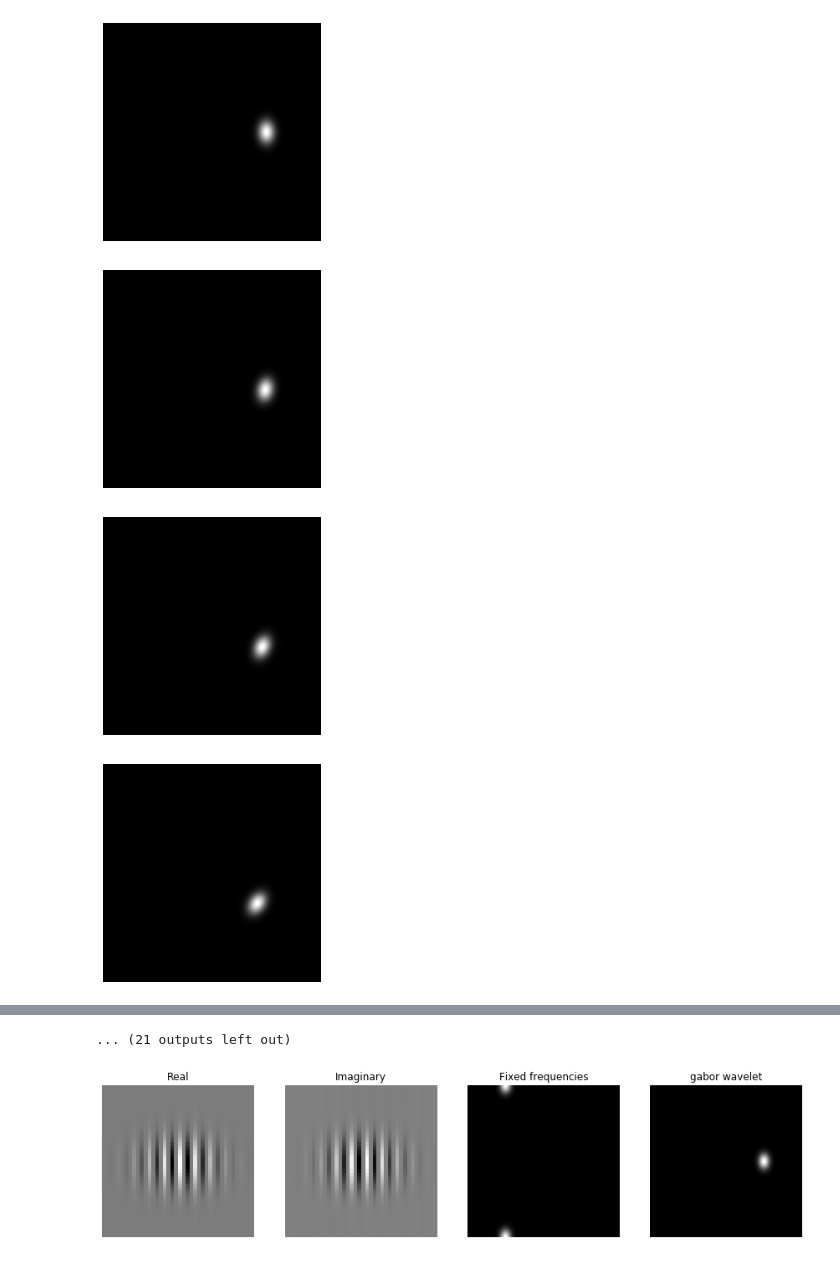
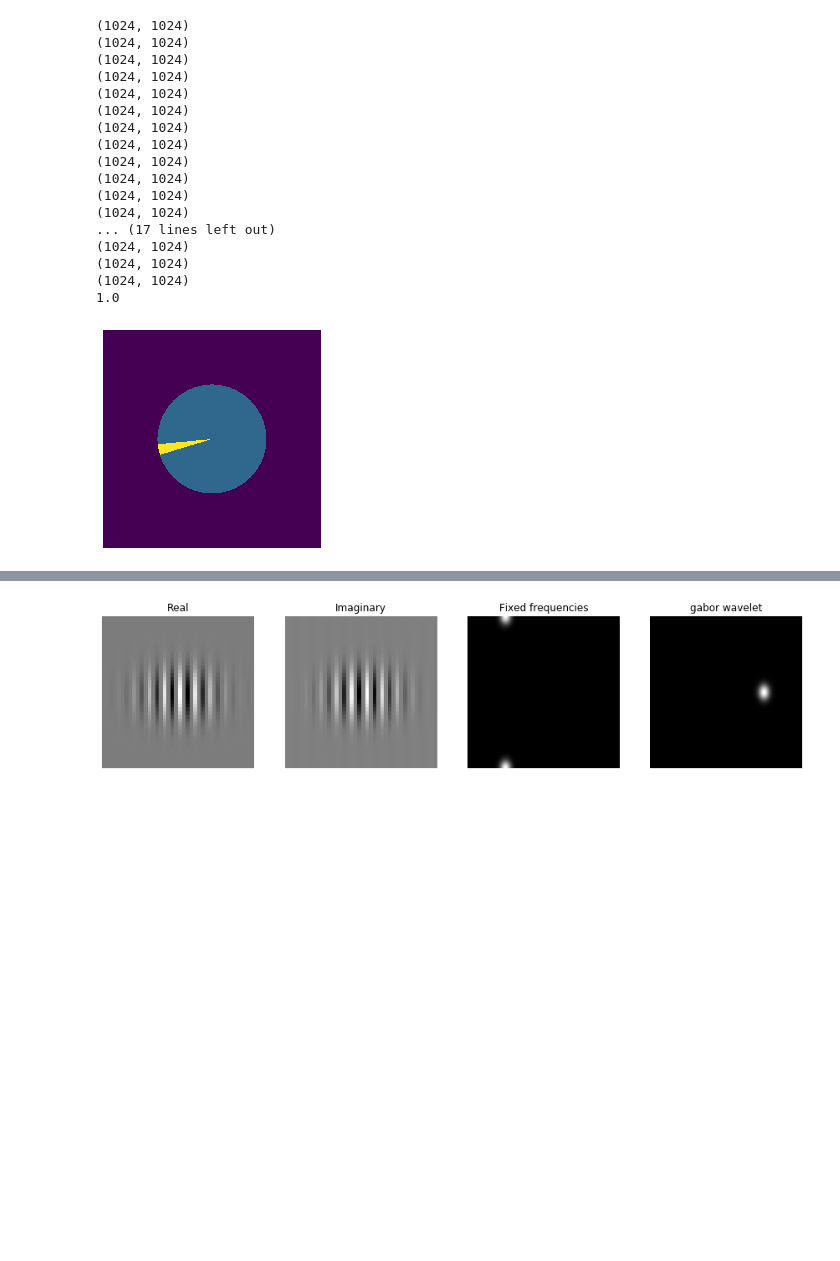
Before and after one commit to ChasevdG/Thesis, a Jupyter notebook: cake.ipynb, the cells around one changed output, grey strips where cells are left out. Drawn from its saved outputs; the diff is of its cells as text; code cells hidden in the pictures; blank space fills up the shorter version.

```diff
--- a/cake.ipynb
+++ b/cake.ipynb
@@ -246,0 +256,22 @@ torch.Size([16, 3, 20, 32, 32])
+# %%
+fig, ax = plt.subplots(2,4, figsize=(20,10))
+fig.tight_layout()
+for i, layer in enumerate([basic_layer, gabor_layer, cake_layer]):
+    x_ = layer(x)
+    x_ = x_[0]
+    recon = torch.real(x_.sum(1))
+    recon /= recon.max()
+    ax[0][i].imshow(recon.permute(1,2,0),vmax=1)
+    ax[0][i].set_title(layer._wavelet_type)
+    ax[0][i].axis('off')
+
+    one_filter = torch.real(x_[:,0,:,:])
+    ax[1][i].imshow((one_filter/one_filter.max()).permute(1,2,0))
+    ax[1][i].axis('off')
+ax[0][3].imshow(x[0].permute(1,2,0),vmax=1)
+ax[0][3].set_title('Original')
+ax[0][3].axis('off')
+
+ax[1][3].imshow(torch.ones(x[0].shape).permute(1,2,0))
+ax[1][3].axis('off')
+plt.show()
@@ -247,32 +316,48 @@ torch.Size([16, 3, 20, 32, 32])
 # %%
 slices = 32
 angle = 2*np.pi/slices
 angles = np.linspace(0,2*np.pi, slices, endpoint=False)
 filenames = []
-c_type = 'gabor'
+c_type = 'basic'
 images = []
-
+cumulative = np.zeros((1024,1024))
 for i, orientation in enumerate(angles):
+    plt.clf()
     X, Y, val = bake_cake(orientation, angle, cake_type=c_type, resolution=(1024,1024))
-
     bx, by = calculate_boundaries(1, slices, radius_ticks=.5)
     images += [val]
+    cumulative += val
 
-    plt.imshow(val, vmax=val.max(), cmap='gray')
+    plt.imshow(cumulative+2*val, vmax=3, )
+    # plt.imshow(val, vmax=1, cmap='gray')
     plt.axis('off')
-
+    # plt.show()
     filenames+=['/Thesis/images/cake_'+str(i) +'.png']
     plt.savefig('/Thesis/images/cake_'+str(i) +'.png')
-    plt.show()
-    plt.clf()
+    # plt.show()
 
+print(cumulative.max())
 import imageio
 with imageio.get_writer('./cake.gif', mode='I', duration=.5) as writer:
     for filename in filenames:
         image = imageio.imread(filename)
         writer.append_data(image)
 # %% [output]
+(1024, 1024)
+(1024, 1024)
+(1024, 1024)
+(1024, 1024)
+(1024, 1024)
+(1024, 1024)
+(1024, 1024)
+(1024, 1024)
+(1024, 1024)
+(1024, 1024)
+(1024, 1024)
+(1024, 1024)
+... (17 lines left out)
+(1024, 1024)
+(1024, 1024)
+(1024, 1024)
+1.0
-[figure, old version]
+[figure, new version]
-[figure, removed]
-[figure, removed]
-[figure, removed]
@@ -287,4 +364,3 @@ with imageio.get_writer('./cake.gif', mode='I', duration=.5) as writer:
-... (21 outputs left out)
 # %%
 import PIL.Image as Image
 import torch
```
Also changed, not shown: parts of 7 cells of this notebook, 7 other files.
